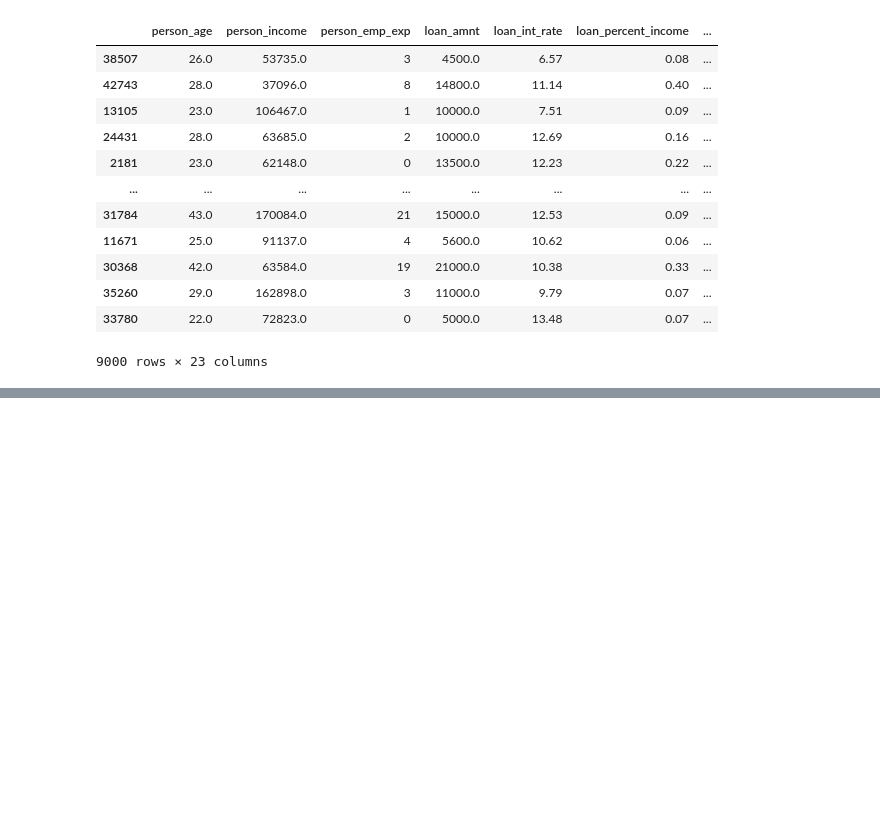
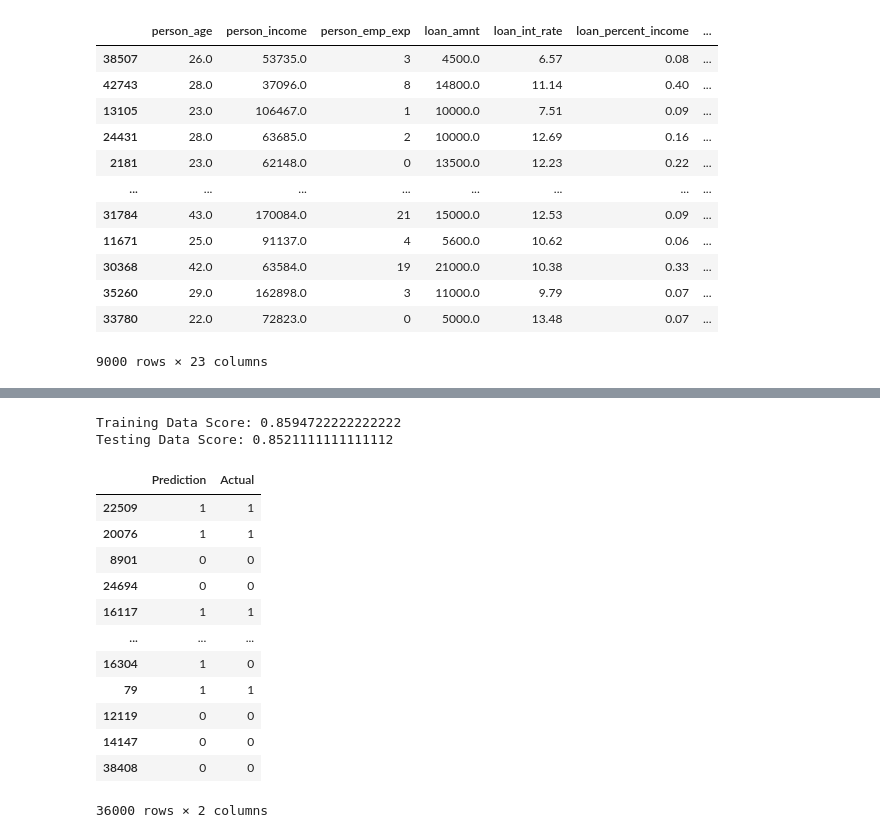
Before and after one commit to Pete1001/ML-Bank, a Jupyter notebook: mlbank_clean_data_with_link.ipynb, the cells around one changed output, grey strips where cells are left out. Saved outputs shown, nothing was run; the diff lists cells and outputs as text; code cells hidden in the pictures; blank space fills up the shorter version.

```diff
--- a/mlbank_clean_data_with_link.ipynb
+++ b/mlbank_clean_data_with_link.ipynb
@@ -195,3 +220,7 @@ X_test
 | 35260 | 29.0 | 162898.0 | 3 | 11000.0 | 9.79 | 0.07 | ... |
 | 33780 | 22.0 | 72823.0 | 0 | 5000.0 | 13.48 | 0.07 | ... |
 9000 rows × 23 columns
+# %%
+from sklearn.linear_model import LogisticRegression
+lr = LogisticRegression()
+lr.fit(X_train, y_train,)
@@ -197,0 +236,25 @@ X_test
+# %%
+print(f"Training Data Score: {lr.score(X_train, y_train)}")
+print(f"Testing Data Score: {lr.score(X_test, y_test)}")
+# %% [output]
+Training Data Score: 0.8594722222222222
+Testing Data Score: 0.8521111111111112
+# %%
+predictions = lr.predict(X_train)
+# %%
+results_df = pd.DataFrame({"Prediction": predictions, "Actual": y_train})
+results_df
+# %% [output]
+|  | Prediction | Actual |
+| 22509 | 1 | 1 |
+| 20076 | 1 | 1 |
+| 8901 | 0 | 0 |
+| 24694 | 0 | 0 |
+| 16117 | 1 | 1 |
+| ... | ... | ... |
+| 16304 | 1 | 0 |
+| 79 | 1 | 1 |
+| 12119 | 0 | 0 |
+| 14147 | 0 | 0 |
+| 38408 | 0 | 0 |
+36000 rows × 2 columns
```
Also changed, not shown: parts of 8 cells of this notebook, 1 other file.
